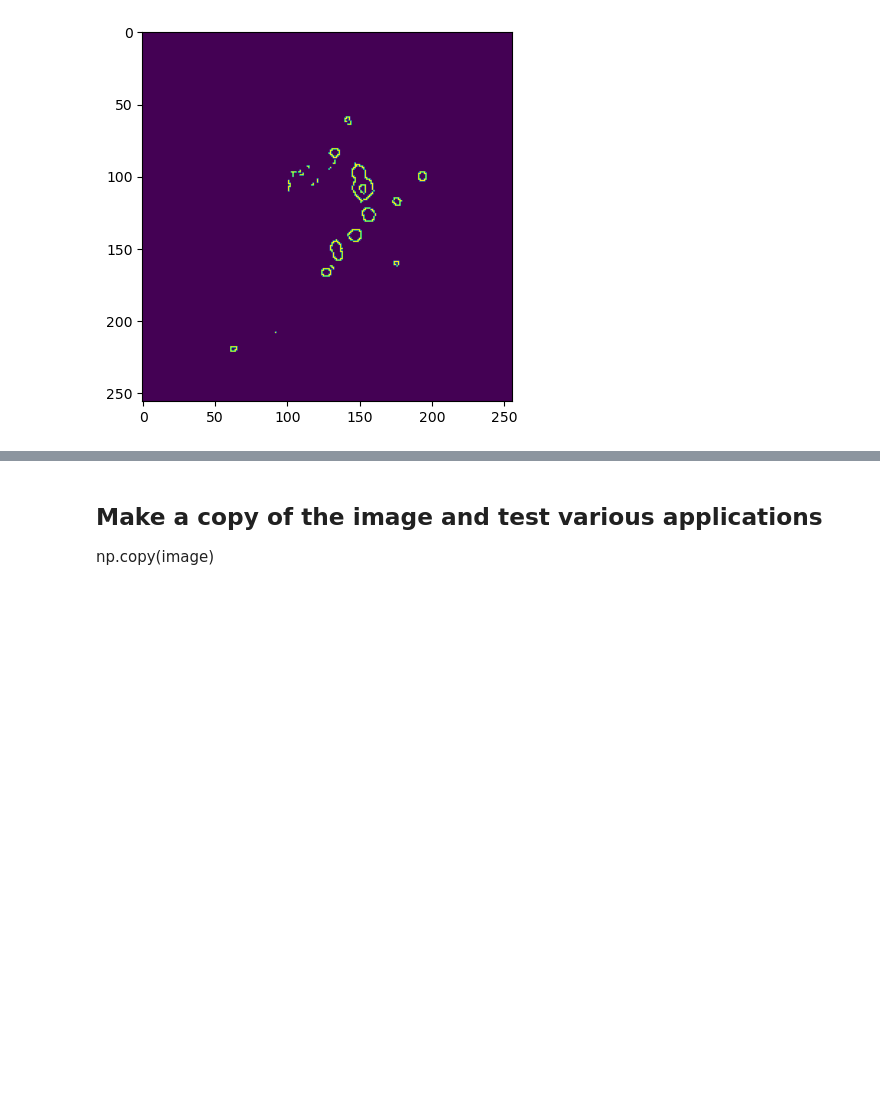
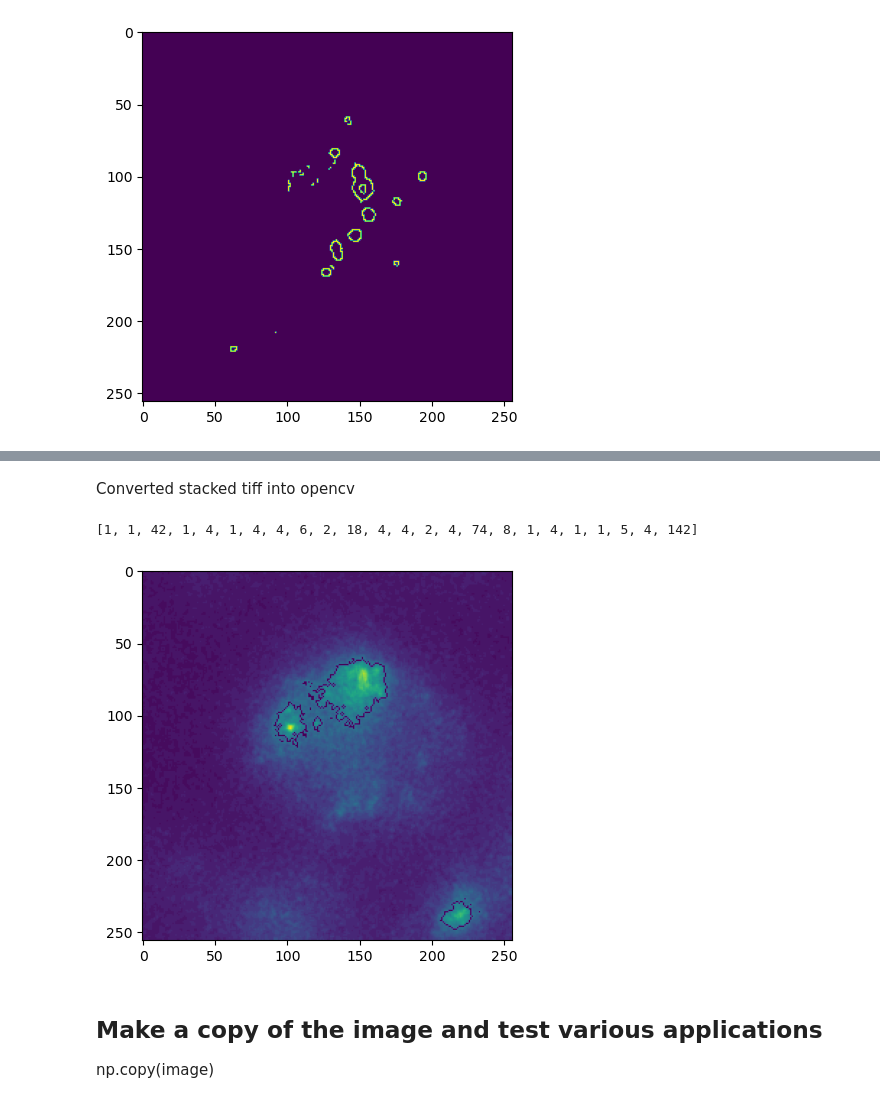
Before and after one commit to mcrott/Quant-Bio-Project, a Jupyter notebook: test_notebook.ipynb, the cells around one changed output, grey strips where cells are left out. Cells and saved outputs as stored; diff of their text form; code cells hidden in the pictures; blank space fills up the shorter version.

```diff
--- a/test_notebook.ipynb
+++ b/test_notebook.ipynb
@@ -97,3 +103,19 @@ plt.show()
+# %%
+import skimage.io as io
+tiff_stack = io.imread("/Users/cmdb/Quant_Bio_Project/Quant-Bio-Project/cell2.tif",plugin='tifffile')
+tiff_stack = (tiff_stack/256).astype(np.uint8)
+# %% [markdown]
+Converted stacked tiff into opencv
+# %%
+image = cv.filter2D(tiff_stack[150,:,:],-1,kernel)
+ret,thresh = cv.threshold(image,low_thresh,high_thresh,cv.THRESH_BINARY)
+contours,hierarchy = cv.findContours(thresh, 1, 2)
+test = cv.drawContours(image, contours, -5, (0, 255, 0), 1)
+plt.imshow(test)
+plt.show()
+# %% [output]
+[1, 1, 42, 1, 4, 1, 4, 4, 6, 2, 18, 4, 4, 2, 4, 74, 8, 1, 4, 1, 1, 5, 4, 142]
+[figure, added]
 # %% [markdown]
 ## Make a copy of the image and test various applications
 np.copy(image)
```
Also changed, not shown: parts of 4 cells of this notebook, 5 other files.
